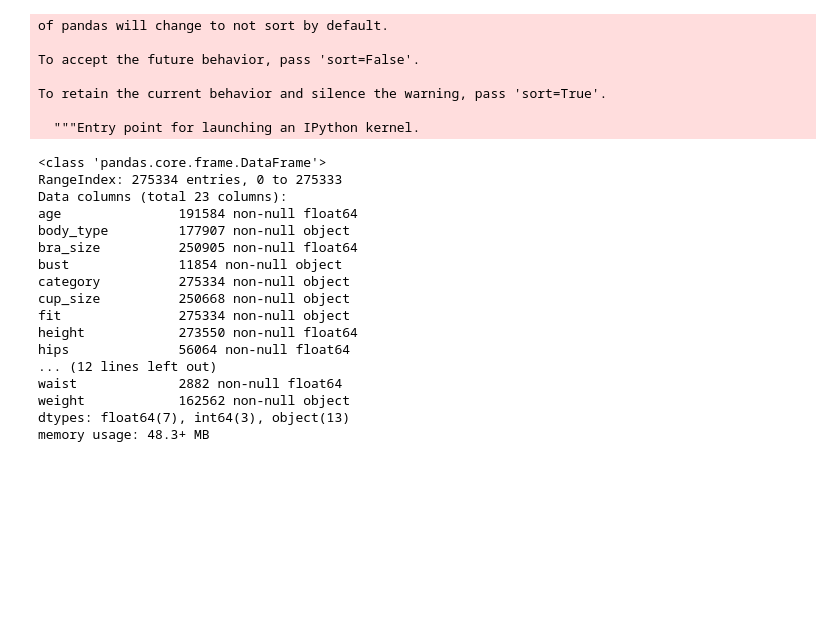
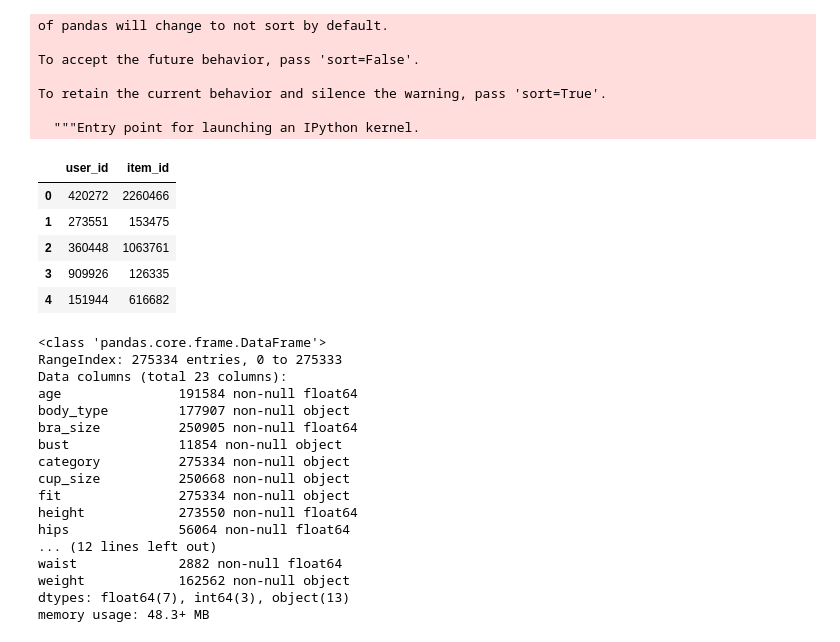
Before and after one commit to Emilylulu/clothes-size-recommendation, a Jupyter notebook: cloth_prediction.ipynb, the cells around one changed output. Drawn from its saved outputs; the diff is of its cells as text; code cells hidden in the pictures; blank space fills up the shorter version.

```diff
--- a/cloth_prediction.ipynb
+++ b/cloth_prediction.ipynb
@@ -127,6 +127,21 @@ To accept the future behavior, pass 'sort=False'.
 To retain the current behavior and silence the warning, pass 'sort=True'.
 
   """Entry point for launching an IPython kernel.
+# %%
+df_ = pd.DataFrame(columns=['user_id','item_id'])
+# %%
+df_['user_id'] = data['user_id']
+# %%
+df_['item_id'] = data['item_id']
+# %%
+df_.head()
+# %% [output]
+|  | user_id | item_id |
+| 0 | 420272 | 2260466 |
+| 1 | 273551 | 153475 |
+| 2 | 360448 | 1063761 |
+| 3 | 909926 | 126335 |
+| 4 | 151944 | 616682 |
 # %%
 data.info()
 # %% [output]
```
Also changed, not shown: parts of 12 cells of this notebook.
